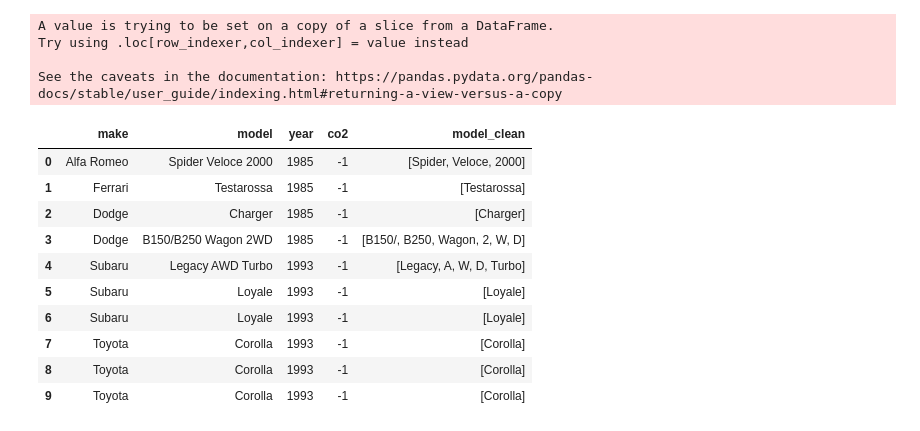
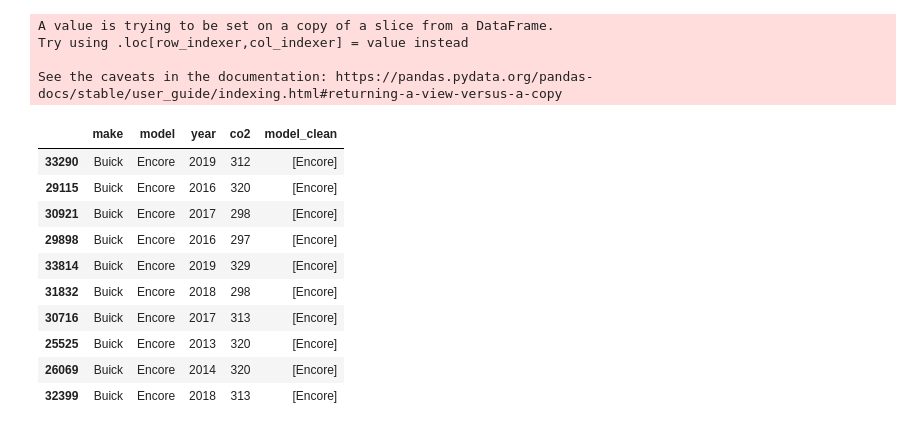
Before and after one commit to BloomTech-Labs/street-smarts-ds, a Jupyter notebook: notebooks/data_merge.ipynb, the cells around one changed output. Drawn from its saved outputs; the diff is of its cells as text; code cells hidden in the pictures.

```diff
--- a/notebooks/data_merge.ipynb
+++ b/notebooks/data_merge.ipynb
@@ -43,17 +52,17 @@ A value is trying to be set on a copy of a slice from a DataFrame.
 Try using .loc[row_indexer,col_indexer] = value instead
 
 See the caveats in the documentation: https://pandas.pydata.org/pandas-docs/stable/user_guide/indexing.html#returning-a-view-versus-a-copy
-# %%
-df2_sub.head(10)
-# %% [output]
-|  | make | model | year | co2 | model_clean |
-| 0 | Alfa Romeo | Spider Veloce 2000 | 1985 | -1 | [Spider, Veloce, 2000] |
-| 1 | Ferrari | Testarossa | 1985 | -1 | [Testarossa] |
-| 2 | Dodge | Charger | 1985 | -1 | [Charger] |
-| 3 | Dodge | B150/B250 Wagon 2WD | 1985 | -1 | [B150/, B250, Wagon, 2, W, D] |
-| 4 | Subaru | Legacy AWD Turbo | 1993 | -1 | [Legacy, A, W, D, Turbo] |
-| 5 | Subaru | Loyale | 1993 | -1 | [Loyale] |
-| 6 | Subaru | Loyale | 1993 | -1 | [Loyale] |
-| 7 | Toyota | Corolla | 1993 | -1 | [Corolla] |
-| 8 | Toyota | Corolla | 1993 | -1 | [Corolla] |
-| 9 | Toyota | Corolla | 1993 | -1 | [Corolla] |
+# %%
+df2_sub[df2_sub["model"] == "Encore"].sample(10)
+# %% [output]
+|  | make | model | year | co2 | model_clean |
+| 33290 | Buick | Encore | 2019 | 312 | [Encore] |
+| 29115 | Buick | Encore | 2016 | 320 | [Encore] |
+| 30921 | Buick | Encore | 2017 | 298 | [Encore] |
+| 29898 | Buick | Encore | 2016 | 297 | [Encore] |
+| 33814 | Buick | Encore | 2019 | 329 | [Encore] |
+| 31832 | Buick | Encore | 2018 | 298 | [Encore] |
+| 30716 | Buick | Encore | 2017 | 313 | [Encore] |
+| 25525 | Buick | Encore | 2013 | 320 | [Encore] |
+| 26069 | Buick | Encore | 2014 | 320 | [Encore] |
+| 32399 | Buick | Encore | 2018 | 313 | [Encore] |
```
Also changed, not shown: parts of 7 cells of this notebook, 2 other files.
